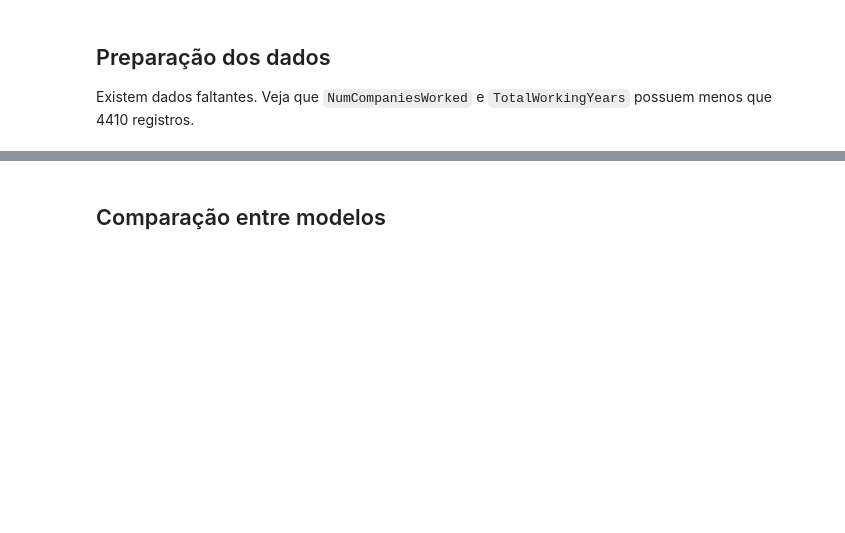
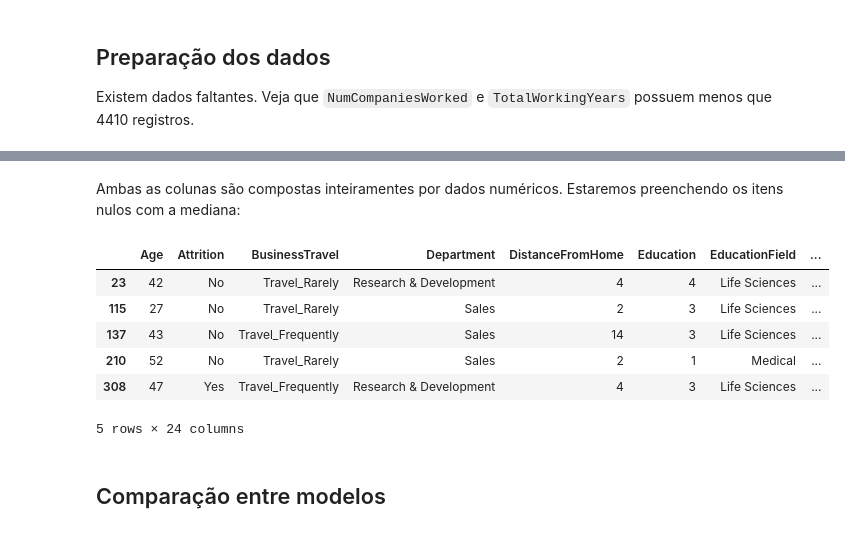
Before and after one commit to amandatz/employee-attrition-analysis, a Jupyter notebook: solution.ipynb, the cells around one changed output, grey strips where cells are left out. Drawn from its saved outputs; the diff is of its cells as text; code cells hidden in the pictures; blank space fills up the shorter version.

Commit message:
preenchidos valores nulos

```diff
--- a/solution.ipynb
+++ b/solution.ipynb
@@ -131,3 +178,21 @@ dtype: int64
+# %% [markdown]
+Ambas as colunas são compostas inteiramentes por dados numéricos. Estaremos preenchendo os itens nulos com a mediana:
+# %%
+median = employees['TotalWorkingYears'].median()
+sample_incomplete_rows['TotalWorkingYears'] = sample_incomplete_rows['TotalWorkingYears'].fillna(median)
+
+median = employees['NumCompaniesWorked'].median()
+sample_incomplete_rows['NumCompaniesWorked'] = sample_incomplete_rows['NumCompaniesWorked'].fillna(median)
+
+sample_incomplete_rows
+# %% [output]
+|  | Age | Attrition | BusinessTravel | Department | DistanceFromHome | Education | EducationField | ... |
+| 23 | 42 | No | Travel_Rarely | Research & Development | 4 | 4 | Life Sciences | ... |
+| 115 | 27 | No | Travel_Rarely | Sales | 2 | 3 | Life Sciences | ... |
+| 137 | 43 | No | Travel_Frequently | Sales | 14 | 3 | Life Sciences | ... |
+| 210 | 52 | No | Travel_Rarely | Sales | 2 | 1 | Medical | ... |
+| 308 | 47 | Yes | Travel_Frequently | Research & Development | 4 | 3 | Life Sciences | ... |
+5 rows × 24 columns
 # %% [markdown]
 ## Comparação entre modelos
 # %% [markdown]
```
Also changed, not shown: parts of 10 cells of this notebook.
